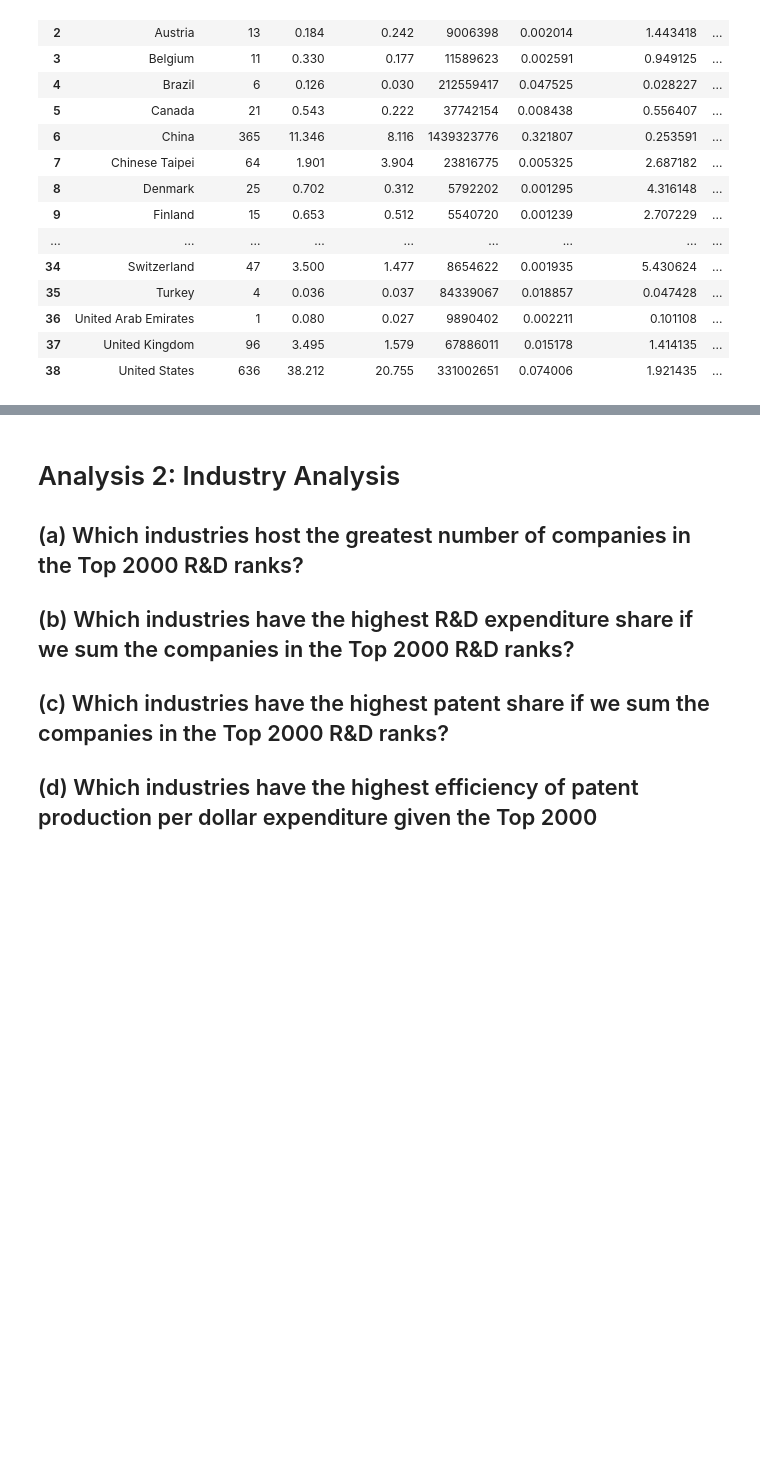
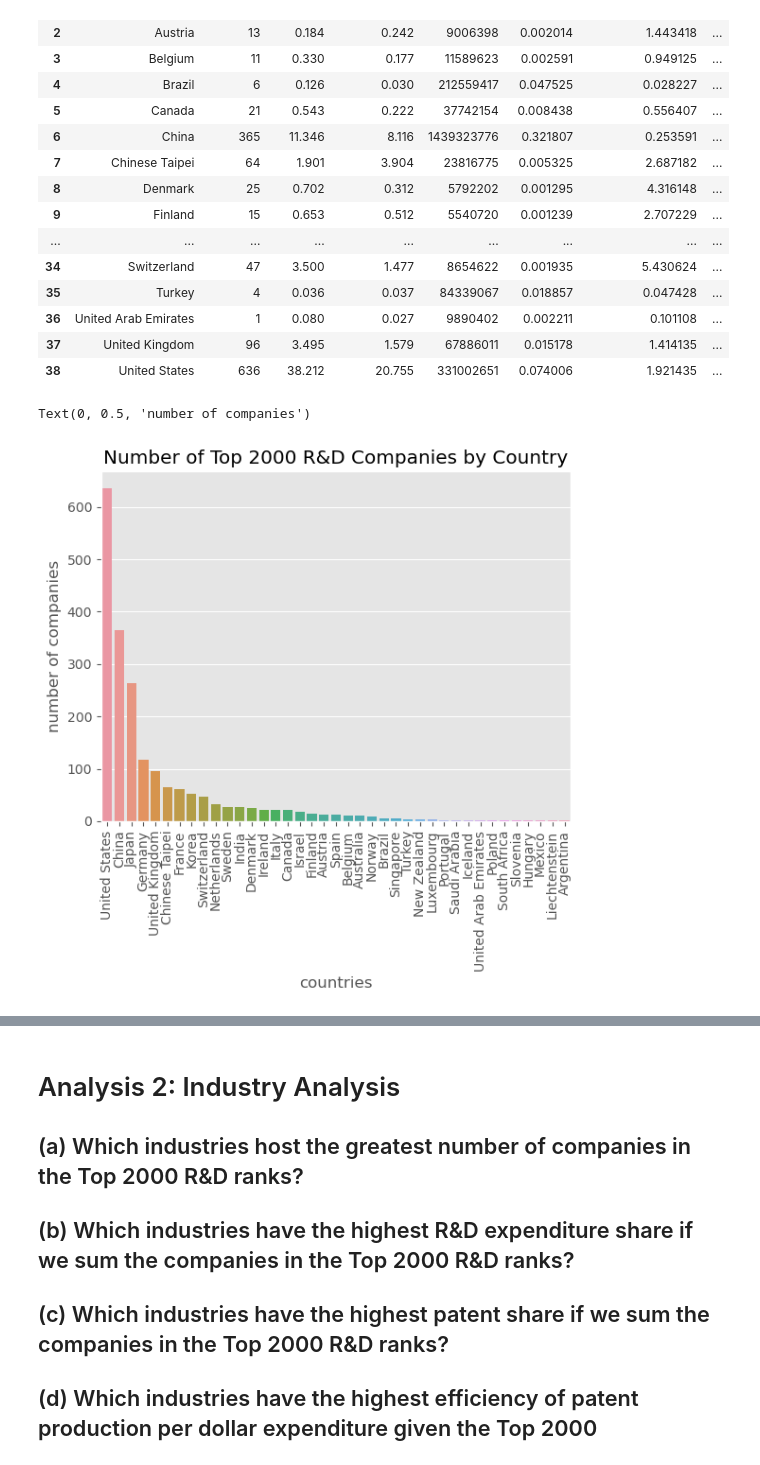
Before and after one commit to bassoonelephant/ip-productivity, a Jupyter notebook: ip_workbench.ipynb, the cells around one changed output, grey strips where cells are left out. Drawn from its saved outputs; the diff is of its cells as text; code cells hidden in the pictures; blank space fills up the shorter version.

Commit message:
draft of country visualizations

```diff
--- a/ip_workbench.ipynb
+++ b/ip_workbench.ipynb
@@ -6,3 +3,11 @@ import pandas as pd
+# %%
+# Import modules
+
+import numpy as np
+import pandas as pd
+from matplotlib import pyplot as plt
+plt.style.use('ggplot')
+import seaborn as sns
 # %%
 # Dataset 1 is R&D data from Kaggle
 ip = pd.read_csv("data/Top 2000 RD Companies.csv", sep=",")
@@ -99,3 +104,24 @@ country_analysis
 | 36 | United Arab Emirates | 1 | 0.080 | 0.027 | 9890402 | 0.002211 | 0.101108 | ... |
 | 37 | United Kingdom | 96 | 3.495 | 1.579 | 67886011 | 0.015178 | 1.414135 | ... |
 | 38 | United States | 636 | 38.212 | 20.755 | 331002651 | 0.074006 | 1.921435 | ... |
+# %%
+# (a) Which countries host the greatest number of companies in the Top 2000 R&D ranks?
+
+# Barplot
+# country_analysis[['hq_country','num_cos']].plot.bar(x = 'hq_country', color = 'b')
+# plt.title('Number of Top 2000 R&D Companies by Country')
+# plt.xlabel('countries')
+# plt.ylabel('number companies')
+# plt.legend(['number of companies'])
+
+sns.barplot(x = 'hq_country',
+            y = 'num_cos',
+            data = country_analysis,
+            order = country_analysis.sort_values('num_cos', ascending = False).hq_country)
+plt.xticks(rotation=90)
+plt.title('Number of Top 2000 R&D Companies by Country')
+plt.xlabel('countries')
+plt.ylabel('number of companies')
+# %% [output]
+Text(0, 0.5, 'number of companies')
+[figure, added]
```
Also changed, not shown: parts of 8 cells of this notebook.
